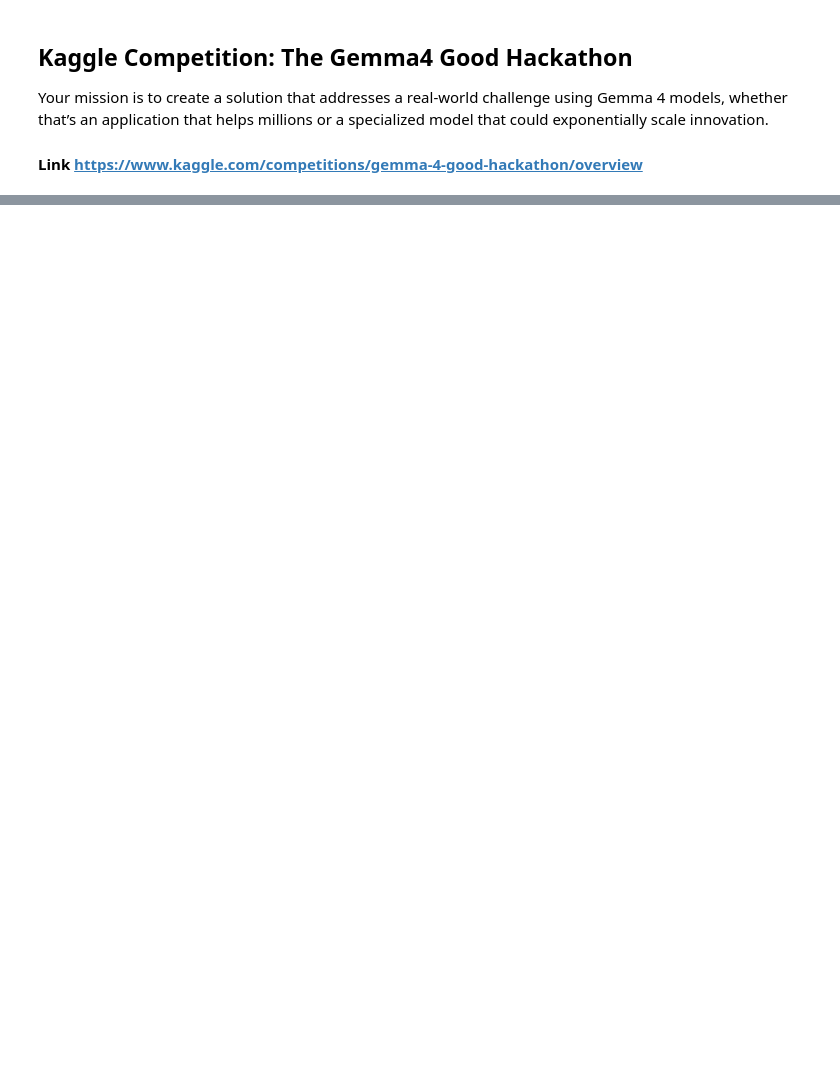
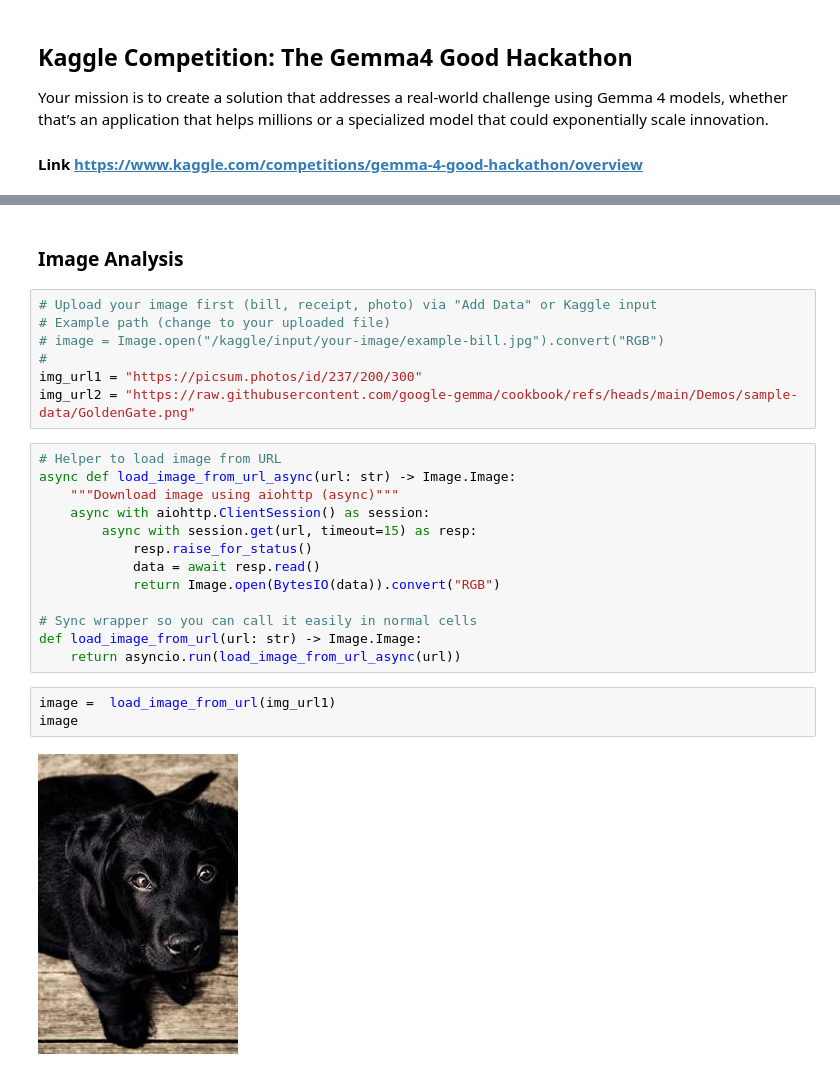
Before and after one commit to johnsonhk88/Kaggle-The-Gemma-4-Good-Hackathon, a Jupyter notebook: src/gemma4-good-hackathon-kaggle.ipynb, the cells around one changed output, grey strips where cells are left out. Drawn from its saved outputs; the diff is of its cells as text; blank space fills up the shorter version.

Commit message:
feat : add test gemma 4 model, chat, image analysis

```diff
--- a/src/gemma4-good-hackathon-kaggle.ipynb
+++ b/src/gemma4-good-hackathon-kaggle.ipynb
@@ -33,0 +251,27 @@ for dirname, _, filenames in os.walk('/kaggle/input'):
+# %% [markdown]
+### Image Analysis
+# %%
+# Upload your image first (bill, receipt, photo) via "Add Data" or Kaggle input
+# Example path (change to your uploaded file)
+# image = Image.open("/kaggle/input/your-image/example-bill.jpg").convert("RGB")
+#
+img_url1 = "https://picsum.photos/id/237/200/300"
+img_url2 = "https://raw.githubusercontent.com/google-gemma/cookbook/refs/heads/main/Demos/sample-data/GoldenGate.png"
+# %%
+# Helper to load image from URL
+async def load_image_from_url_async(url: str) -> Image.Image:
+    """Download image using aiohttp (async)"""
+    async with aiohttp.ClientSession() as session:
+        async with session.get(url, timeout=15) as resp:
+            resp.raise_for_status()
+            data = await resp.read()
+            return Image.open(BytesIO(data)).convert("RGB")
+
+# Sync wrapper so you can call it easily in normal cells
+def load_image_from_url(url: str) -> Image.Image:
+    return asyncio.run(load_image_from_url_async(url))
+# %%
+image =  load_image_from_url(img_url1)
+image
+# %% [output]
+[figure, added]
```
Also changed, not shown: parts of 17 cells of this notebook.
